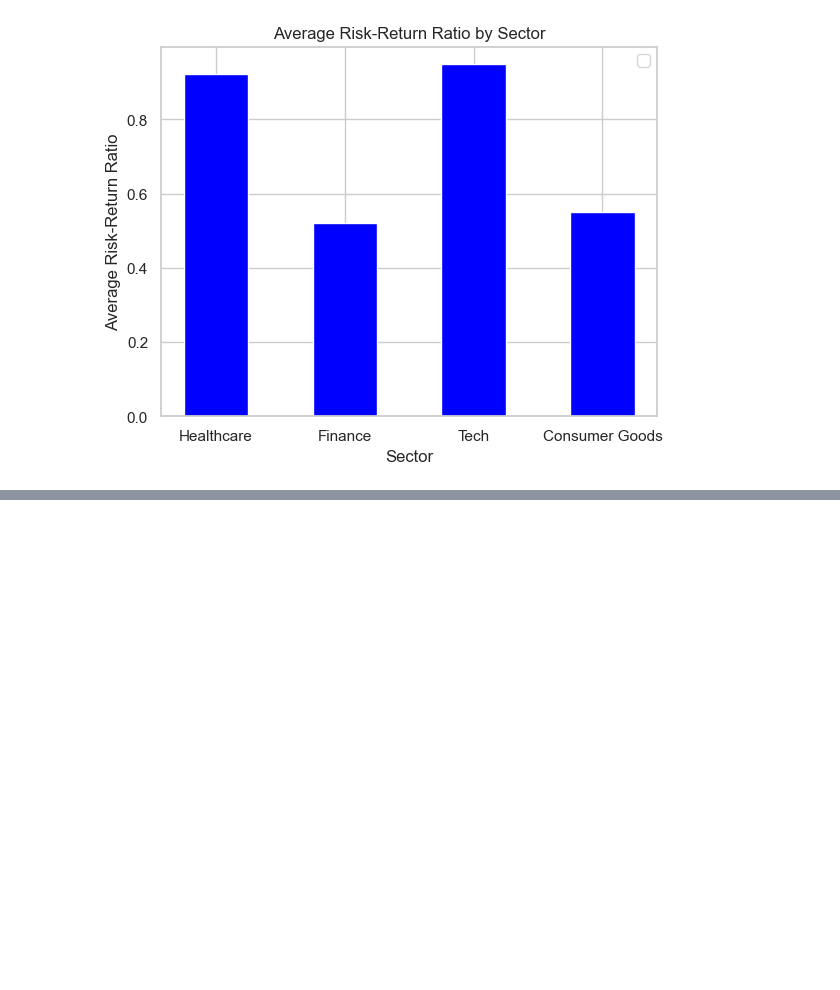
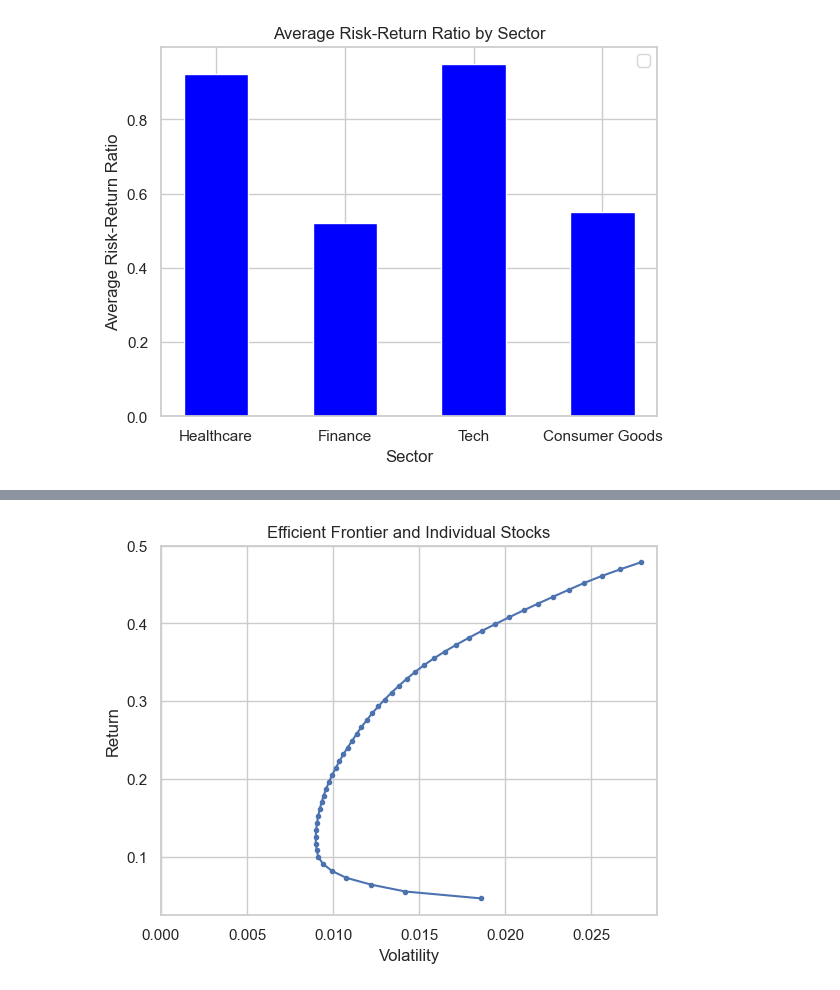
Before and after one commit to Akib-Raihan-4/Trading_With_Python, a Jupyter notebook: assignments/Assignment_1.ipynb, the cells around one changed output, grey strips where cells are left out. Drawn from its saved outputs; the diff is of its cells as text; code cells hidden in the pictures; blank space fills up the shorter version.

Commit message:
Efficient Frontier And CML

```diff
--- a/assignments/Assignment_1.ipynb
+++ b/assignments/Assignment_1.ipynb
@@ -256,0 +297,8 @@ No artists with labels found to put in legend.  Note that artists whose label st
+# %%
+def optimal_weights(n_points, er, cov):
+    """
+    Returns a list of weights that represent a grid of n_points on the efficient frontier
+    """
+    target_rs = np.linspace(er.min(), er.max(), n_points)
+    weights = [minimize_vol(target_return, er, cov) for target_return in target_rs]
+    return weights
@@ -256,0 +334,39 @@ No artists with labels found to put in legend.  Note that artists whose label st
+# %%
+def plot_ef(n_points, er, cov, style='.-', legend=False, show_cml=False, riskfree_rate=0):
+    """
+    Plots the multi-asset efficient frontier
+    """
+    weights = optimal_weights(n_points, er, cov)
+    rets = [portfolio_return(w, er) for w in weights]
+    vols = [portfolio_vol(w, cov) for w in weights]
+    ef = pd.DataFrame({
+        "Returns": rets,
+        "Volatility": vols
+    })
+    ax = ef.plot.line(x="Volatility", y="Returns", style=style, legend=legend)
+    if show_cml:
+        ax.set_xlim(left = 0)
+        # get MSR
+        w_msr = msr(riskfree_rate, er, cov)
+        r_msr = portfolio_return(w_msr, er)
+        vol_msr = portfolio_vol(w_msr, cov)
+        # add CML
+        cml_x = [0, vol_msr]
+        cml_y = [riskfree_rate, r_msr]
+        ax.plot(cml_x, cml_y, color='green', marker='o', linestyle='dashed', linewidth=2, markersize=12)
+    return ax
+# %%
+annulaize_rets_every_stocks = annualize_rets(combined_returns, 252)
+covariance = combined_returns.cov()
+# %%
+# Displaying the Efficient Frontier
+number_of_points = 50
+ax = plot_ef(number_of_points, annulaize_rets_every_stocks, covariance)
+ax.set_xlim(left = 0)
+plt.xlabel('Volatility')
+plt.ylabel('Return')
+plt.title('Efficient Frontier and Individual Stocks')
+
+plt.show()
+# %% [output]
+[figure, added]
```
Also changed, not shown: parts of 22 cells of this notebook, 1 other file.
